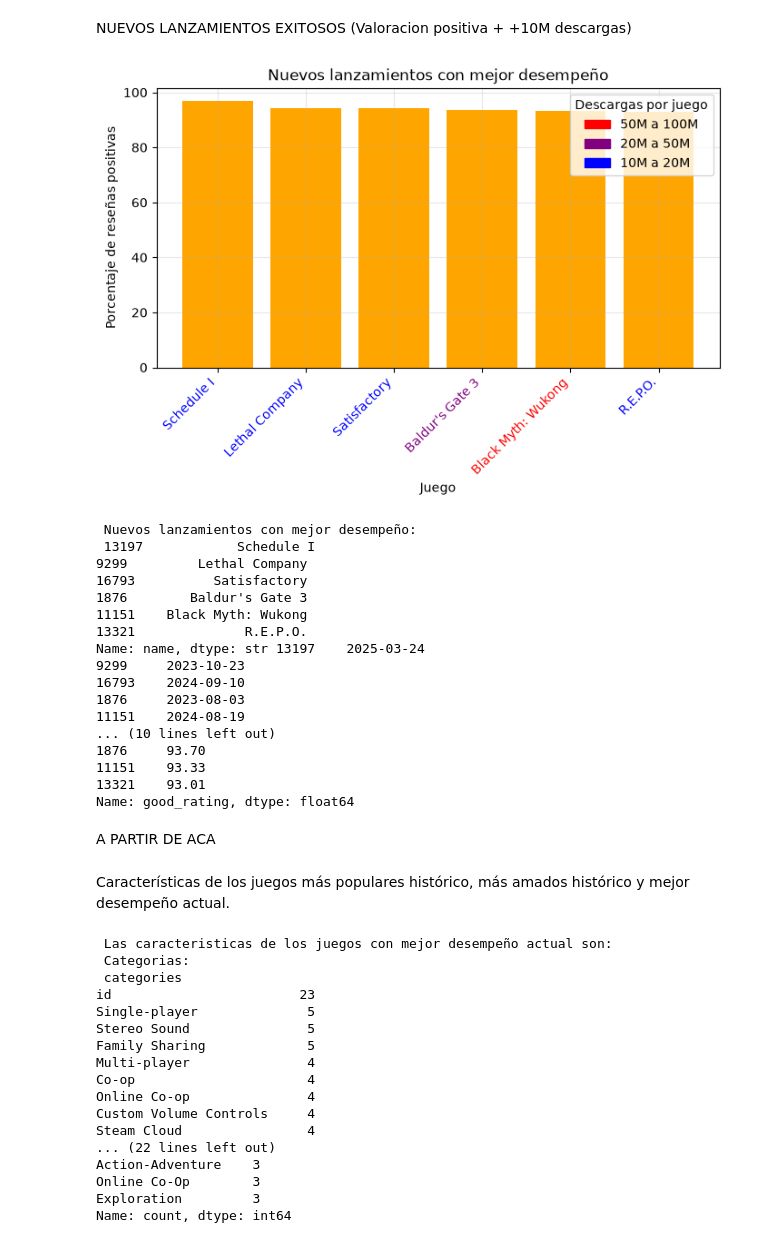
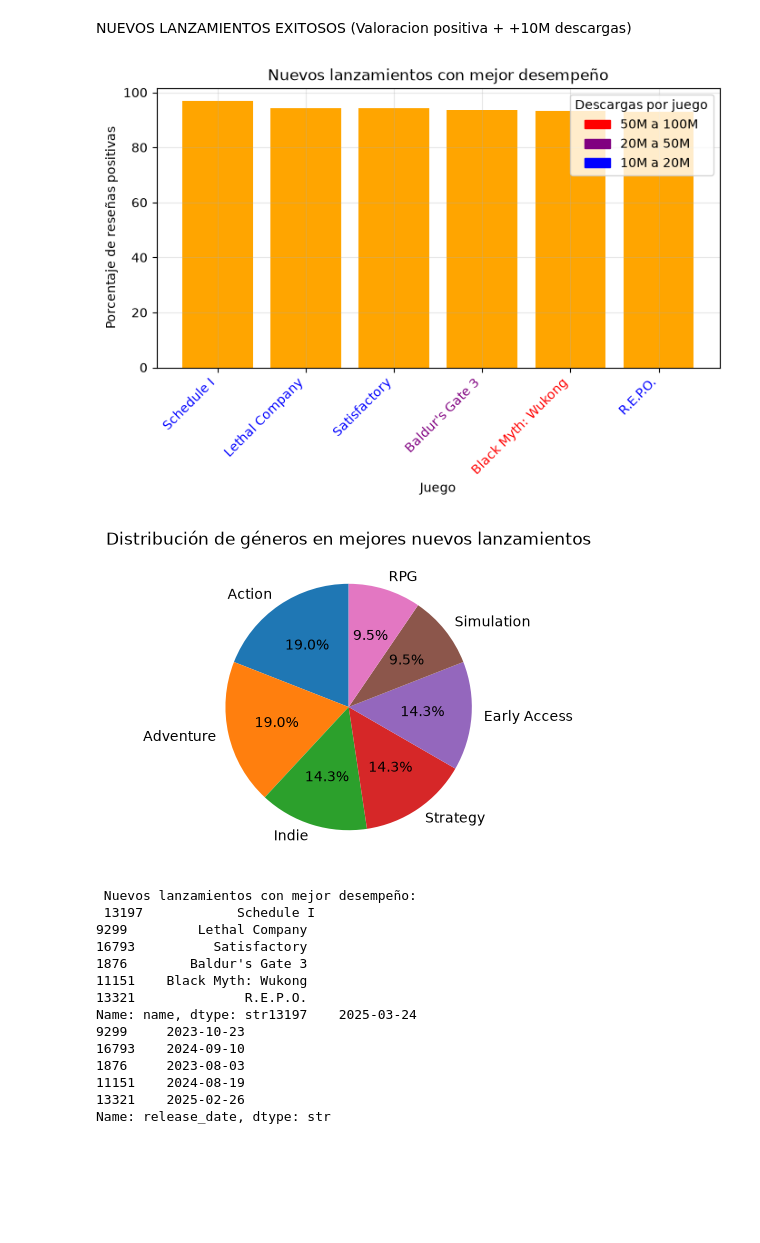
Before and after one commit to estebanler00/proyecto-final-data-analysis, a Jupyter notebook: notebooks/analisis-esteban.ipynb, the cells around one changed output. Saved outputs shown, nothing was run; the diff lists cells and outputs as text; code cells hidden in the pictures; blank space fills up the shorter version.

```diff
--- a/notebooks/analisis-esteban.ipynb
+++ b/notebooks/analisis-esteban.ipynb
@@ -327,34 +369,40 @@ ax.set_xlabel("Juego")
 ax.set_ylabel("Porcentaje de reseñas positivas")
 ax.grid(alpha=0.3)
 
 for label in ax.get_xticklabels():
     texto = label.get_text()
     descargas = df_copy.loc[df_copy["name"] == texto, "estimated_owners"].values[0]
 
     if descargas == "50000000 - 100000000":
         label.set_color("red")
     elif descargas == "100000000 - 200000000":
         label.set_color("orange")
     elif descargas == "20000000 - 50000000":
         label.set_color("purple")
     elif descargas == "10000000 - 20000000":
         label.set_color("blue")
     else:
         label.set_color("black")
 
 rojo = mpatches.Patch(color="red", label="50M a 100M")
 azul = mpatches.Patch(color="blue", label="10M a 20M")
 violeta = mpatches.Patch(color="purple", label="20M a 50M")
 
 ax.legend(handles=[rojo, violeta,azul], title = "Descargas por juego")
 
 plt.xticks(rotation=45, ha="right")
 
 plt.show()
 
-print(f" Nuevos lanzamientos con mejor desempeño: \n {new_loved_best_sellers_grph.name} {new_loved_best_sellers_grph.release_date} {new_loved_best_sellers_grph.estimated_owners} {new_loved_best_sellers_grph.good_rating}")
+fig, ax = plt.subplots(figsize = (8,4))
+ax.pie(conteo_genres_new_lbs.values, labels=conteo_genres_new_lbs.index,  autopct="%1.1f%%", startangle=90)
+ax.set_title("Distribución de géneros en mejores nuevos lanzamientos")
+plt.show()
+
+print(f" Nuevos lanzamientos con mejor desempeño: \n {new_loved_best_sellers_grph.name}{new_loved_best_sellers_grph.release_date}")
 # %% [output]
 [figure]
+[figure, added]
  Nuevos lanzamientos con mejor desempeño:
  13197            Schedule I
 9299         Lethal Company
@@ -362,15 +410,10 @@ print(f" Nuevos lanzamientos con mejor desempeño: \n {new_loved_best_sellers_gr
 1876        Baldur's Gate 3
 11151    Black Myth: Wukong
 13321              R.E.P.O.
-Name: name, dtype: str 13197    2025-03-24
+Name: name, dtype: str13197    2025-03-24
 9299     2023-10-23
 16793    2024-09-10
 1876     2023-08-03
 11151    2024-08-19
-... (10 lines left out)
-1876     93.70
-11151    93.33
-13321    93.01
-Name: good_rating, dtype: float64
+13321    2025-02-26
+Name: release_date, dtype: str
-# %% [markdown]
-A PARTIR DE ACA
@@ -381,22 +419,0 @@ A PARTIR DE ACA
-# %% [markdown]
-Características de los juegos más populares histórico, más amados histórico y mejor desempeño actual.
-# %%
-print(f" Las caracteristicas de los juegos con mejor desempeño actual son: \n Categorias: \n {new_loved_best_sellers["categories"].explode().value_counts().head(10)} \n Generos: \n {new_loved_best_sellers["genres"].explode().value_counts().head(10)} \n Tags: \n {new_loved_best_sellers["tags"].explode().value_counts().head(10)}")
-# %% [output]
- Las caracteristicas de los juegos con mejor desempeño actual son:
- Categorias:
- categories
-id                        23
-Single-player              5
-Stereo Sound               5
-Family Sharing             5
-Multi-player               4
-Co-op                      4
-Online Co-op               4
-Custom Volume Controls     4
-Steam Cloud                4
-... (22 lines left out)
-Action-Adventure    3
-Online Co-Op        3
-Exploration         3
-Name: count, dtype: int64
```
Also changed, not shown: parts of 21 cells of this notebook.
